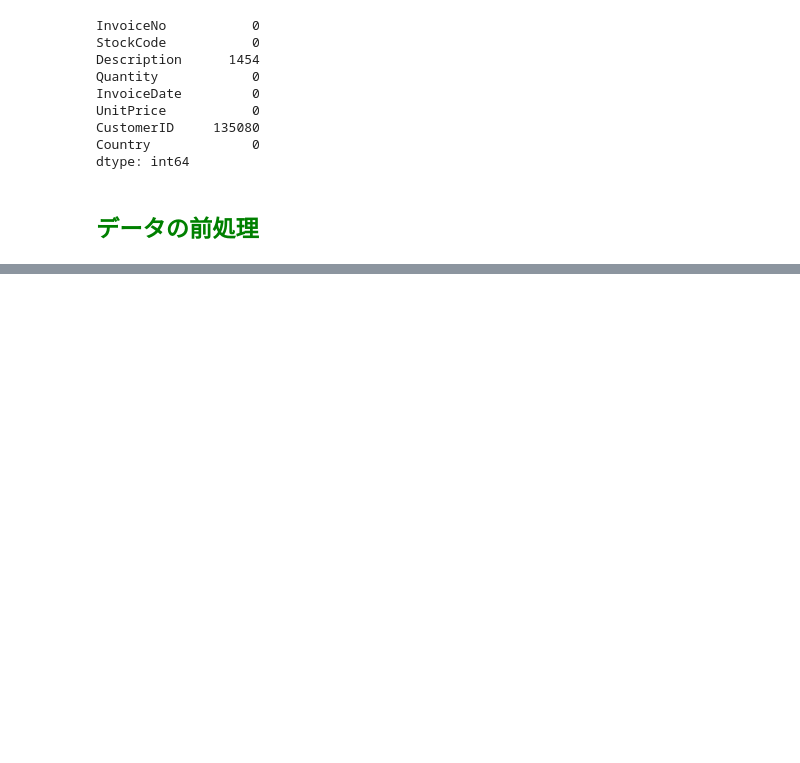
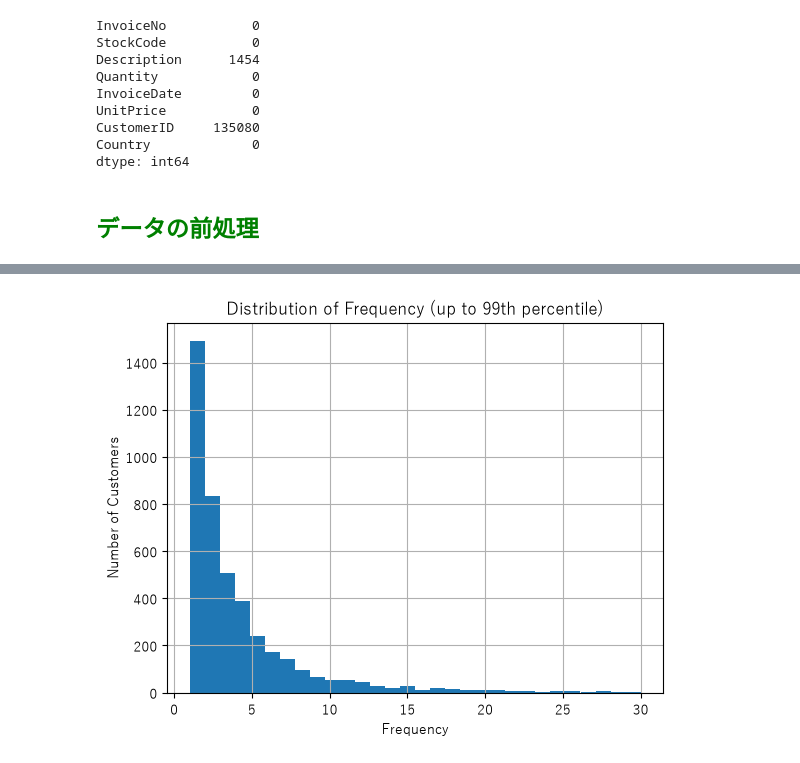
Before and after one commit to hayamon1121/online-retail-analysis, a Jupyter notebook: notebooks/01_online_retail_analysis.ipynb, the cells around one changed output, grey strips where cells are left out. Saved outputs shown, nothing was run; the diff lists cells and outputs as text; code cells hidden in the pictures; blank space fills up the shorter version.

```diff
--- a/notebooks/01_online_retail_analysis.ipynb
+++ b/notebooks/01_online_retail_analysis.ipynb
@@ -86,0 +215,10 @@ df_clean["InvoiceDate"] = pd.to_datetime(df_clean["InvoiceDate"])
+# %%
+# わかりやすくするために上位1パーセントを除外
+frequency_limit = rfm["Frequency"].quantile(0.99)
+rfm[rfm["Frequency"] <= frequency_limit]["Frequency"].hist(bins = 30)
+plt.title("Distribution of Frequency (up to 99th percentile)")
+plt.xlabel("Frequency")
+plt.ylabel("Number of Customers")
+plt.show()
+# %% [output]
+[figure, added]
```
Also changed, not shown: parts of 28 cells of this notebook, 1 other file.
